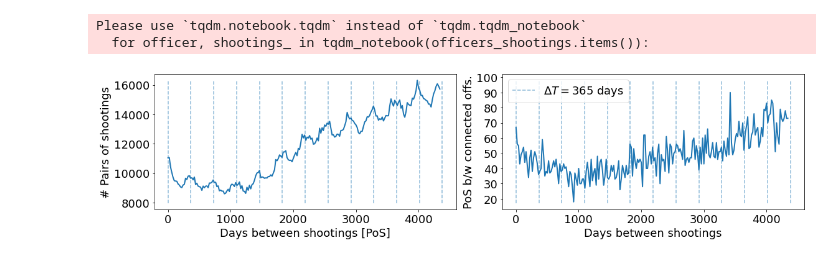
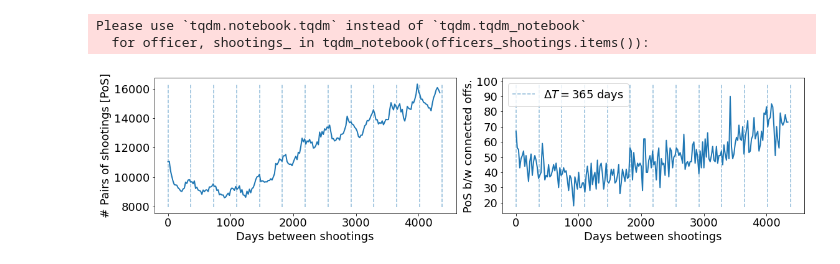
Before and after one commit to chicago-police-violence/data, a Jupyter notebook: examples/example_network.ipynb, the cells around one changed output. Cells and saved outputs as stored; diff of their text form; code cells hidden in the pictures.

Commit message:
fixing labels for nx graphs

```diff
--- a/examples/example_network.ipynb
+++ b/examples/example_network.ipynb
@@ -165,30 +165,30 @@ for e_a, event_a in tqdm_notebook(enumerate(list_)):
 # %%
 plt.figure(figsize = (16,4))
 
 delta_time_disconnected = np.load('../../derived_data/delta_time_network_disconnected.npy')
 delta_time_disconnected = delta_time_disconnected[1:]
 
 delta_time_connected = np.load('../../derived_data/delta_time_network_connected.npy')
 delta_time_connected = delta_time_connected[1:]
 
 delta_time_all = (delta_time_disconnected+delta_time_connected) #/(delta_time_disconnected+delta_time_connected).sum()
 
 plt.subplot(121)
 plt.plot(np.arange(len(delta_time_all))[::20], delta_time_all[::20], lw = 2)
 plt.vlines(x = 365*np.arange(13), ymin = .95*min(delta_time_disconnected)*np.ones(13), ymax = max(delta_time_disconnected)*np.ones(13), alpha = .5, linestyle = '--')
 plt.xticks(fontsize = 18)
-plt.xlabel('Days between shootings [PoS]', fontsize = 18)
-plt.ylabel('# Pairs of shootings', fontsize = 18)
+plt.xlabel('Days between shootings', fontsize = 18)
+plt.ylabel('# Pairs of shootings [PoS]', fontsize = 18)
 plt.yticks(fontsize = 18)
 plt.subplot(122)
 plt.plot(np.arange(len(delta_time_connected))[::20], delta_time_connected[::20], lw = 2)
 plt.vlines(x = 365*np.arange(13), ymin = .95*min(delta_time_connected)*np.ones(13), ymax = max(delta_time_connected)*np.ones(13), alpha = .5, label = r'$\Delta T= 365$ days', linestyle = '--')
 plt.ylabel('PoS b/w connected offs.', fontsize = 18)
 plt.xlabel('Days between shootings', fontsize = 18)
 plt.xticks(fontsize = 18)
 plt.yticks(fontsize = 18)
 plt.legend(fontsize = 18)
 plt.tight_layout()
 plt.savefig('../doc/figs/intrashooting_times.pdf', bbox_inches = 'tight', dpi = 1000)
 # %% [output]
-[figure, old version]
+[figure, new version]
```
Also changed, not shown: 1 other file.
